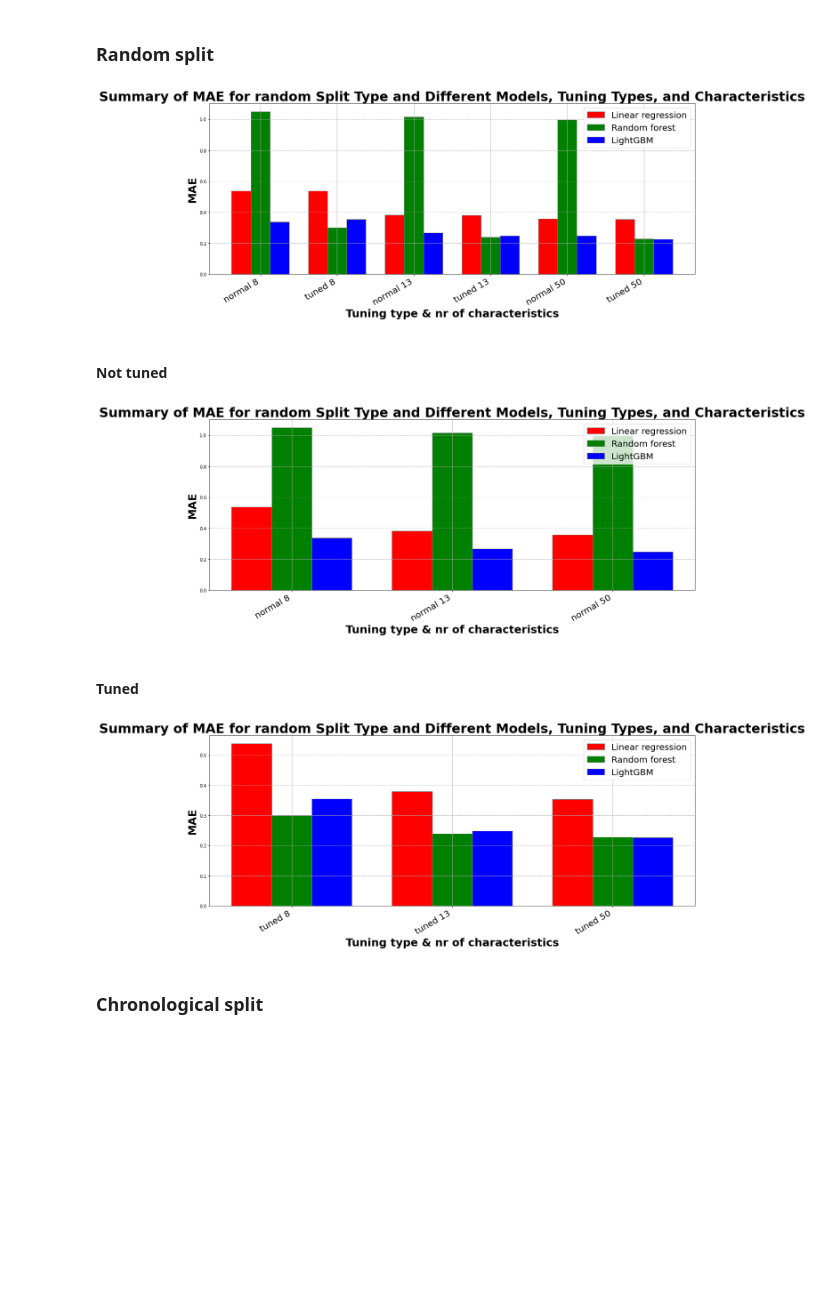
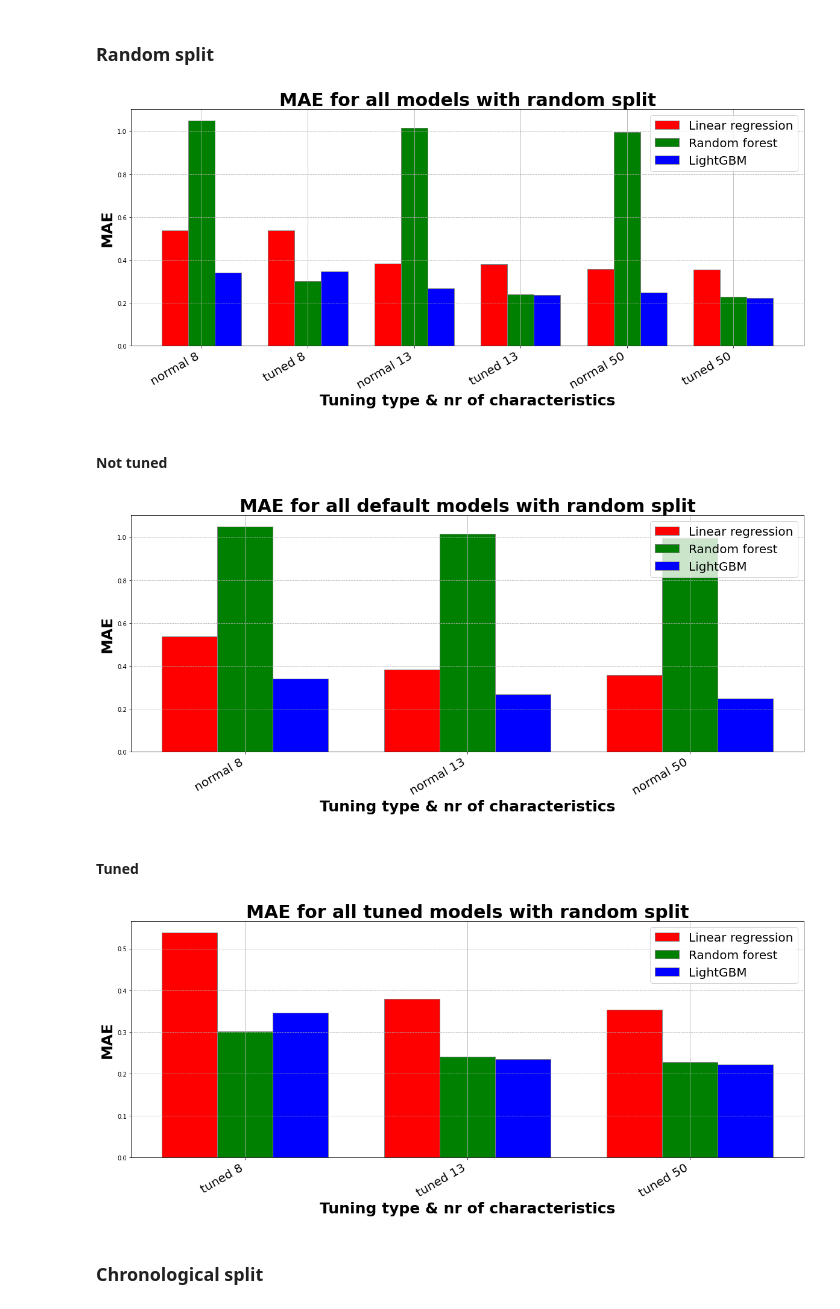
Before and after one commit to Paulina100/ML-for-TTRPG-game-design, a Jupyter notebook: notebooks/models/all_models_summary.ipynb, the cells around one changed output. Cells and saved outputs as stored; diff of their text form; code cells hidden in the pictures; blank space fills up the shorter version.

Commit message:
Added summary titles

```diff
--- a/notebooks/models/all_models_summary.ipynb
+++ b/notebooks/models/all_models_summary.ipynb
@@ -106,21 +106,33 @@ from training.results import plot_summary_all_models
 # %% [markdown]
 ### Random split
 # %%
-plot_summary_all_models(results, "random", "MAE")
+plot_summary_all_models(
+    results, "random", "MAE", title="MAE for all models with random split"
+)
 # %% [output]
-[figure, old version]
+[figure, new version]
 # %% [markdown]
 #### Not tuned
 # %%
-plot_summary_all_models(results[results["Tuning type"] == "normal"], "random", "MAE")
+plot_summary_all_models(
+    results[results["Tuning type"] == "normal"],
+    "random",
+    "MAE",
+    title="MAE for all default models with random split",
+)
 # %% [output]
-[figure, old version]
+[figure, new version]
 # %% [markdown]
 #### Tuned
 # %%
-plot_summary_all_models(results[results["Tuning type"] == "tuned"], "random", "MAE")
+plot_summary_all_models(
+    results[results["Tuning type"] == "tuned"],
+    "random",
+    "MAE",
+    title="MAE for all tuned models with random split",
+)
 # %% [output]
-[figure, old version]
+[figure, new version]
 # %% [markdown]
 ### Chronological split
 # %%
```
Also changed, not shown: parts of 10 cells of this notebook.
